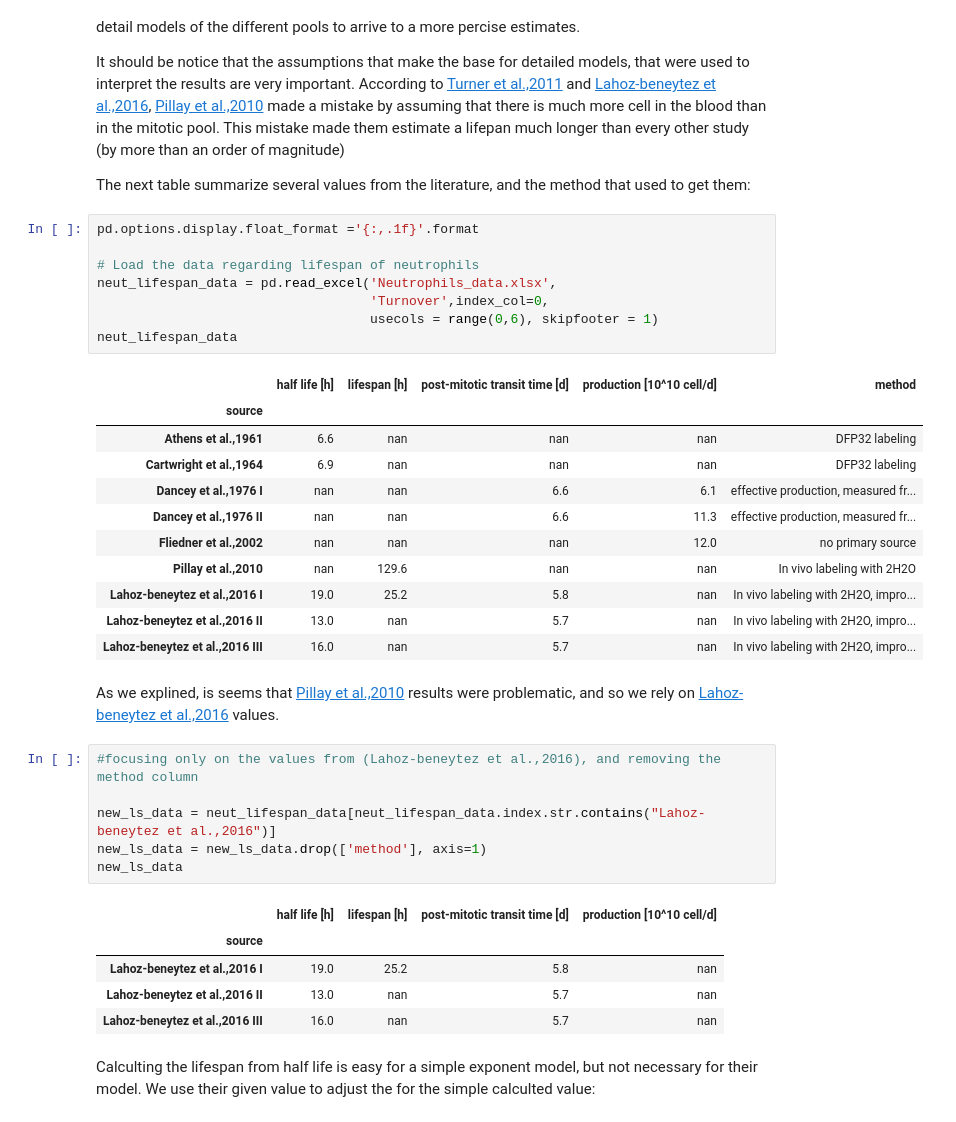
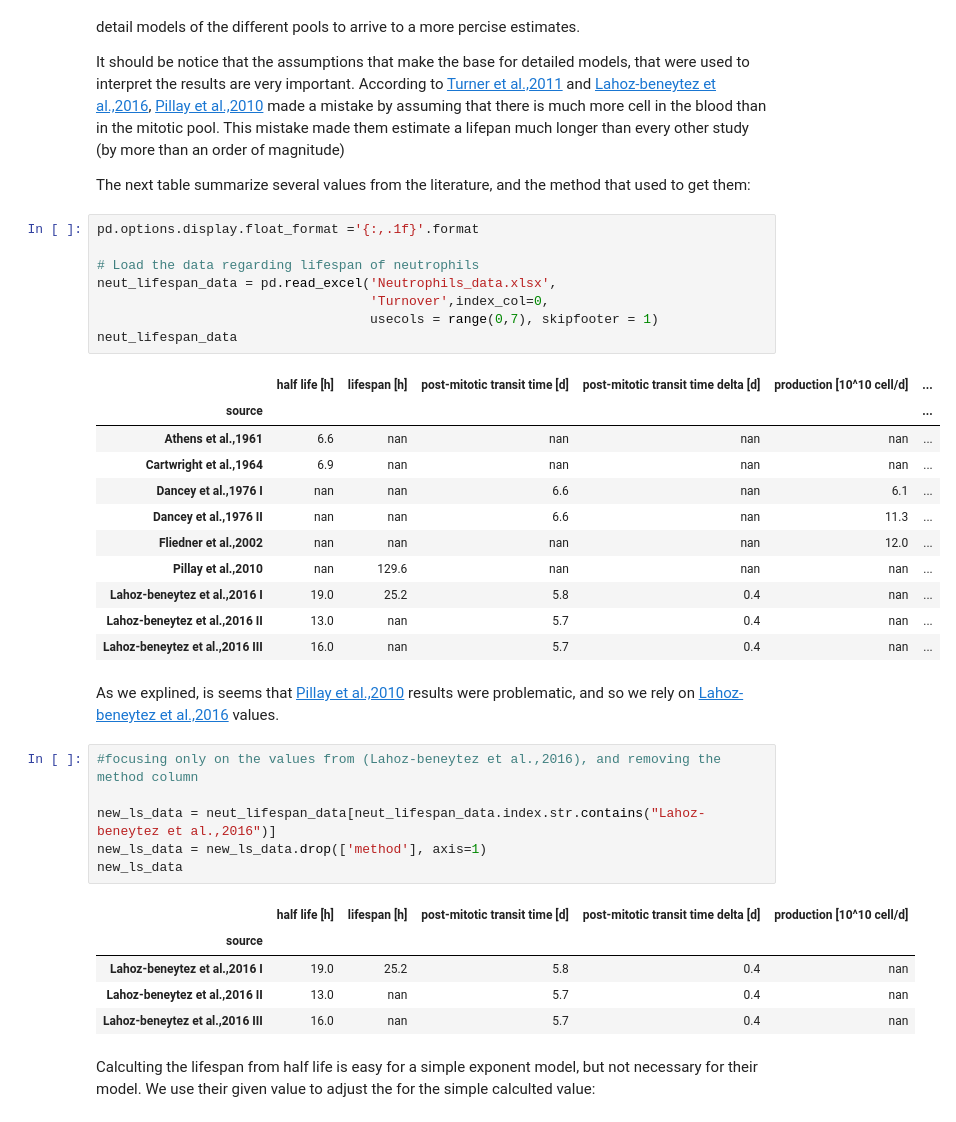
Before and after one commit to milo-lab/cellular_turnover, a Jupyter notebook: Neutrophils.ipynb, the cells around one changed output. Cells and saved outputs as stored; diff of their text form.

```diff
--- a/Neutrophils.ipynb
+++ b/Neutrophils.ipynb
@@ -122,23 +115,23 @@ The next table summarize several values from the literature, and the method that
 # %%
 pd.options.display.float_format ='{:,.1f}'.format
 
 # Load the data regarding lifespan of neutrophils
 neut_lifespan_data = pd.read_excel('Neutrophils_data.xlsx',
                                    'Turnover',index_col=0,
-                                   usecols = range(0,6), skipfooter = 1)
+                                   usecols = range(0,7), skipfooter = 1)
 neut_lifespan_data
 # %% [output]
-|  | half life [h] | lifespan [h] | post-mitotic transit time [d] | production [10^10 cell/d] | method |
-| source |  |  |  |  |  |
-| Athens et al.,1961 | 6.6 | nan | nan | nan | DFP32 labeling |
-| Cartwright et al.,1964 | 6.9 | nan | nan | nan | DFP32 labeling |
-| Dancey et al.,1976 I | nan | nan | 6.6 | 6.1 | effective production, measured fr... |
-| Dancey et al.,1976 II | nan | nan | 6.6 | 11.3 | effective production, measured fr... |
-| Fliedner et al.,2002 | nan | nan | nan | 12.0 | no primary source |
-| Pillay et al.,2010 | nan | 129.6 | nan | nan | In vivo labeling with 2H2O |
-| Lahoz-beneytez et al.,2016 I | 19.0 | 25.2 | 5.8 | nan | In vivo labeling with 2H2O, impro... |
-| Lahoz-beneytez et al.,2016 II | 13.0 | nan | 5.7 | nan | In vivo labeling with 2H2O, impro... |
-| Lahoz-beneytez et al.,2016 III | 16.0 | nan | 5.7 | nan | In vivo labeling with 2H2O, impro... |
+|  | half life [h] | lifespan [h] | post-mitotic transit time [d] | post-mitotic transit time delta [d] | production [10^10 cell/d] | ... |
+| source |  |  |  |  |  | ... |
+| Athens et al.,1961 | 6.6 | nan | nan | nan | nan | ... |
+| Cartwright et al.,1964 | 6.9 | nan | nan | nan | nan | ... |
+| Dancey et al.,1976 I | nan | nan | 6.6 | nan | 6.1 | ... |
+| Dancey et al.,1976 II | nan | nan | 6.6 | nan | 11.3 | ... |
+| Fliedner et al.,2002 | nan | nan | nan | nan | 12.0 | ... |
+| Pillay et al.,2010 | nan | 129.6 | nan | nan | nan | ... |
+| Lahoz-beneytez et al.,2016 I | 19.0 | 25.2 | 5.8 | 0.4 | nan | ... |
+| Lahoz-beneytez et al.,2016 II | 13.0 | nan | 5.7 | 0.4 | nan | ... |
+| Lahoz-beneytez et al.,2016 III | 16.0 | nan | 5.7 | 0.4 | nan | ... |
 # %% [markdown]
 As we explined, is seems that  [Pillay et al.,2010](http://www.bloodjournal.org/content/116/4/625.long?sso-checked=true) results were problematic, and so we rely on [Lahoz-beneytez et al.,2016](https://www.ncbi.nlm.nih.gov/pmc/articles/PMC4929930/) values.
 # %%
@@ -148,11 +141,11 @@ new_ls_data = neut_lifespan_data[neut_lifespan_data.index.str.contains("Lahoz-be
 new_ls_data = new_ls_data.drop(['method'], axis=1)
 new_ls_data
 # %% [output]
-|  | half life [h] | lifespan [h] | post-mitotic transit time [d] | production [10^10 cell/d] |
-| source |  |  |  |  |
-| Lahoz-beneytez et al.,2016 I | 19.0 | 25.2 | 5.8 | nan |
-| Lahoz-beneytez et al.,2016 II | 13.0 | nan | 5.7 | nan |
-| Lahoz-beneytez et al.,2016 III | 16.0 | nan | 5.7 | nan |
+|  | half life [h] | lifespan [h] | post-mitotic transit time [d] | post-mitotic transit time delta [d] | production [10^10 cell/d] |
+| source |  |  |  |  |  |
+| Lahoz-beneytez et al.,2016 I | 19.0 | 25.2 | 5.8 | 0.4 | nan |
+| Lahoz-beneytez et al.,2016 II | 13.0 | nan | 5.7 | 0.4 | nan |
+| Lahoz-beneytez et al.,2016 III | 16.0 | nan | 5.7 | 0.4 | nan |
 # %% [markdown]
 Calculting the lifespan from half life is easy for a simple exponent model, but not necessary for their model. We use their given value to adjust the for the simple calculted value:
 # %%
```
Also changed, not shown: parts of 7 cells of this notebook, 3 other files.
